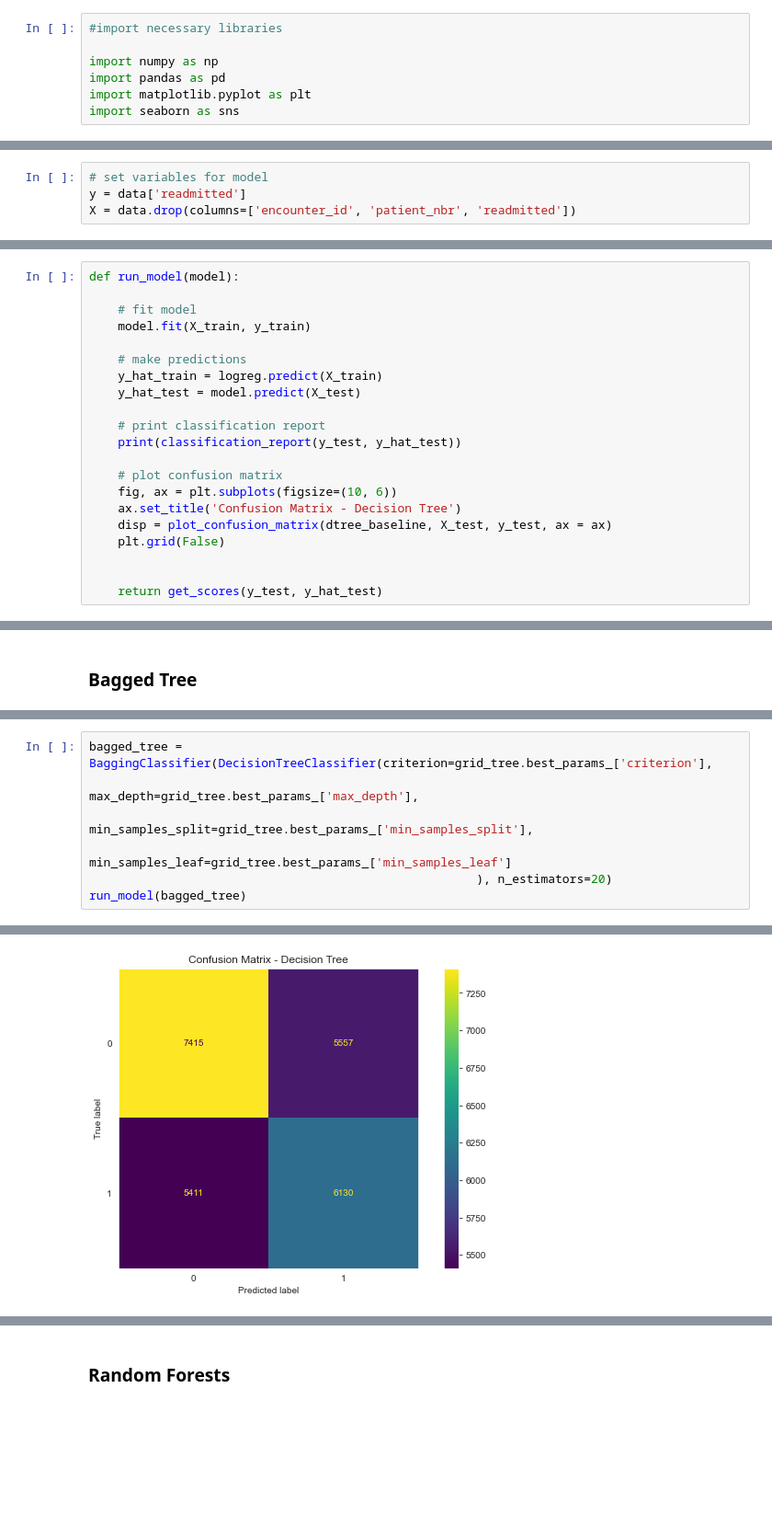
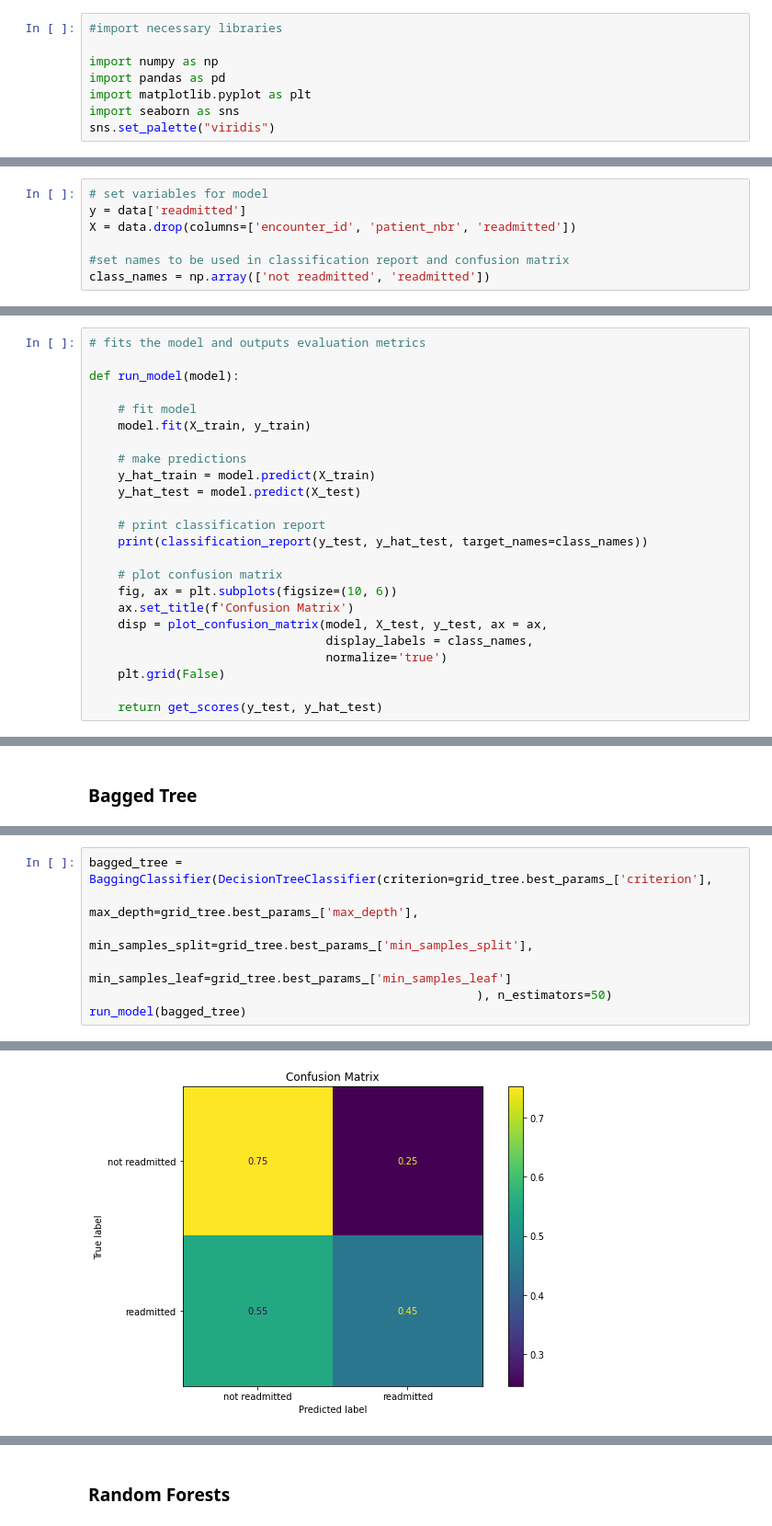
Before and after one commit to Sammyknee/diabetes-readmissions, a Jupyter notebook: Diabetes_Readmissions_Models.ipynb, the cells around one changed output, grey strips where cells are left out. Shown at 92% size. Drawn from its saved outputs; the diff is of its cells as text; blank space fills up the shorter version.

```diff
--- a/Diabetes_Readmissions_Models.ipynb
+++ b/Diabetes_Readmissions_Models.ipynb
@@ -7,6 +13,7 @@ import numpy as np
 import pandas as pd
 import matplotlib.pyplot as plt
 import seaborn as sns
+sns.set_palette("viridis")
 # %%
 # load clean dataset and inspect
 
@@ -25,6 +32,9 @@ data.head()
 # set variables for model
 y = data['readmitted']
 X = data.drop(columns=['encounter_id', 'patient_nbr', 'readmitted'])
+
+#set names to be used in classification report and confusion matrix
+class_names = np.array(['not readmitted', 'readmitted'])
 # %%
 # perform train test split on data
 from sklearn.model_selection import train_test_split
@@ -42,22 +55,25 @@ def get_scores(y_test, y_hat_test):
 # %%
+# fits the model and outputs evaluation metrics
+
 def run_model(model):
 
     # fit model
     model.fit(X_train, y_train)
 
     # make predictions
-    y_hat_train = logreg.predict(X_train)
+    y_hat_train = model.predict(X_train)
     y_hat_test = model.predict(X_test)
 
     # print classification report
-    print(classification_report(y_test, y_hat_test))
+    print(classification_report(y_test, y_hat_test, target_names=class_names))
 
     # plot confusion matrix
     fig, ax = plt.subplots(figsize=(10, 6))
-    ax.set_title('Confusion Matrix - Decision Tree')
-    disp = plot_confusion_matrix(dtree_baseline, X_test, y_test, ax = ax)
+    ax.set_title(f'Confusion Matrix')
+    disp = plot_confusion_matrix(model, X_test, y_test, ax = ax,
+                                 display_labels = class_names,
+                                 normalize='true')
     plt.grid(False)
 
-
     return get_scores(y_test, y_hat_test)
 # %%
@@ -367,6 +315,6 @@ bagged_tree = BaggingClassifier(DecisionTreeClassifier(criterion=grid_tree.best_
                                                        max_depth=grid_tree.best_params_['max_depth'],
                                                        min_samples_split=grid_tree.best_params_['min_samples_split'],
                                                        min_samples_leaf=grid_tree.best_params_['min_samples_leaf']
-                                                      ), n_estimators=20)
+                                                      ), n_estimators=50)
 run_model(bagged_tree)
 # %% [output]
@@ -382 +330 @@ weighted avg       0.62      0.62      0.61     24513
-[figure, old version]
+[figure, new version]
```
Also changed, not shown: parts of 117 cells of this notebook.
